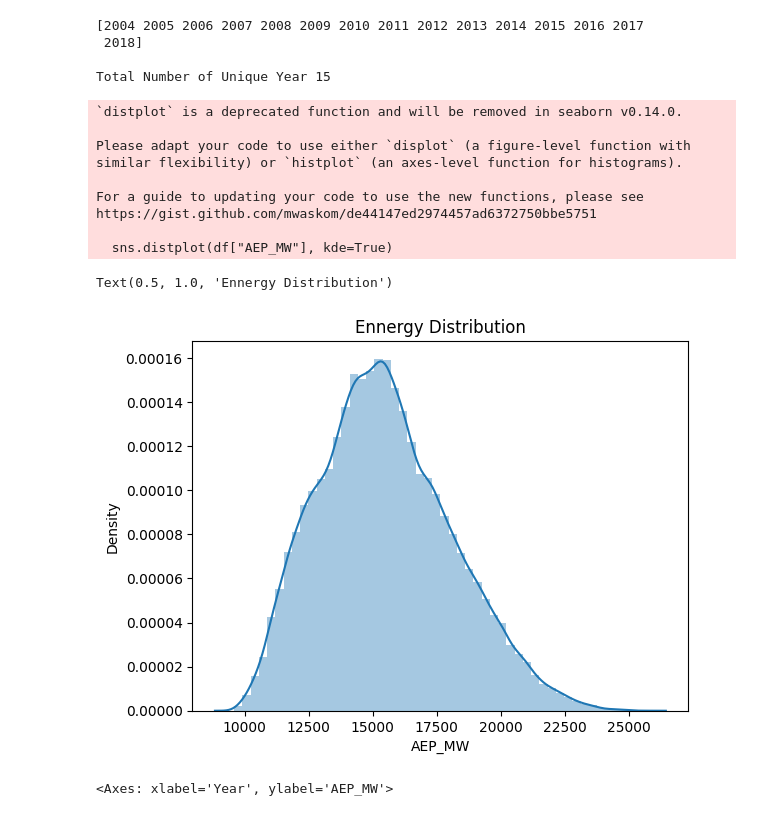
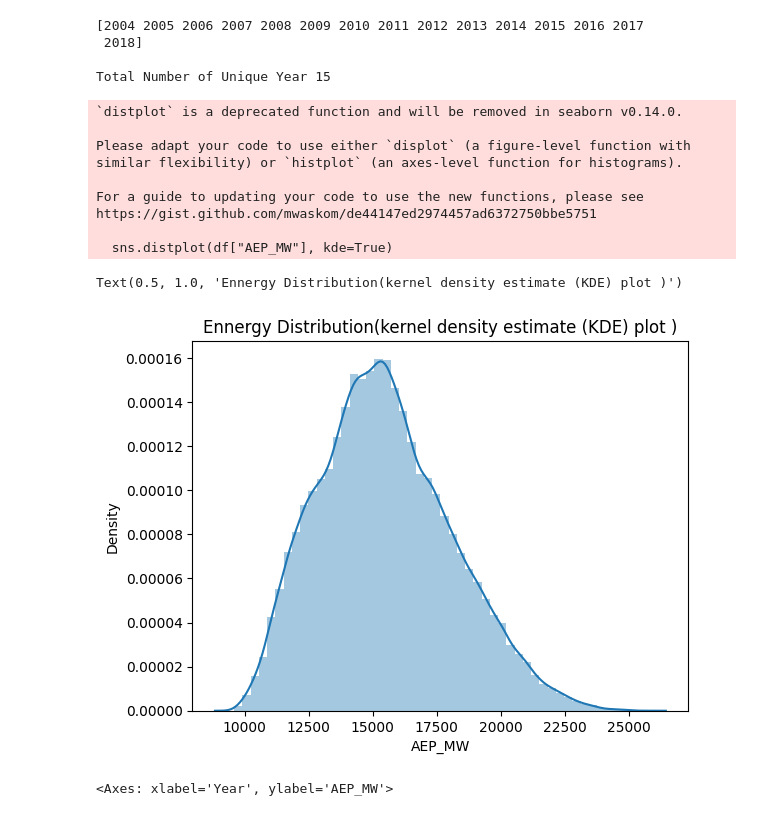
Before and after one commit to dhanushka365/DM-PROJECT-test, a Jupyter notebook: loadforecasting/modelCreate.ipynb, the cells around one changed output. Drawn from its saved outputs; the diff is of its cells as text; code cells hidden in the pictures.

```diff
--- a/loadforecasting/modelCreate.ipynb
+++ b/loadforecasting/modelCreate.ipynb
@@ -52,20 +53,20 @@ Total Number of Unique Year 15
 # %%
 #plot and data visualization
 # Using displot
 sns.distplot(df["AEP_MW"], kde=True)
-plt.title("Ennergy Distribution")
+plt.title("Ennergy Distribution(kernel density estimate (KDE) plot )")
 # %% [output]
 `distplot` is a deprecated function and will be removed in seaborn v0.14.0.
 
 Please adapt your code to use either `displot` (a figure-level function with
 similar flexibility) or `histplot` (an axes-level function for histograms).
 
 For a guide to updating your code to use the new functions, please see
 https://gist.github.com/mwaskom/de44147ed2974457ad6372750bbe5751
 
   sns.distplot(df["AEP_MW"], kde=True)
-Text(0.5, 1.0, 'Ennergy Distribution')
+Text(0.5, 1.0, 'Ennergy Distribution(kernel density estimate (KDE) plot )')
-[figure, old version]
+[figure, new version]
 # %%
 #shows the Relationship of Energy vs Year
 sns.lineplot(x=df["Year"],y=df["AEP_MW"], data=df)
```
Also changed, not shown: parts of 7 cells of this notebook, 20 other files.
